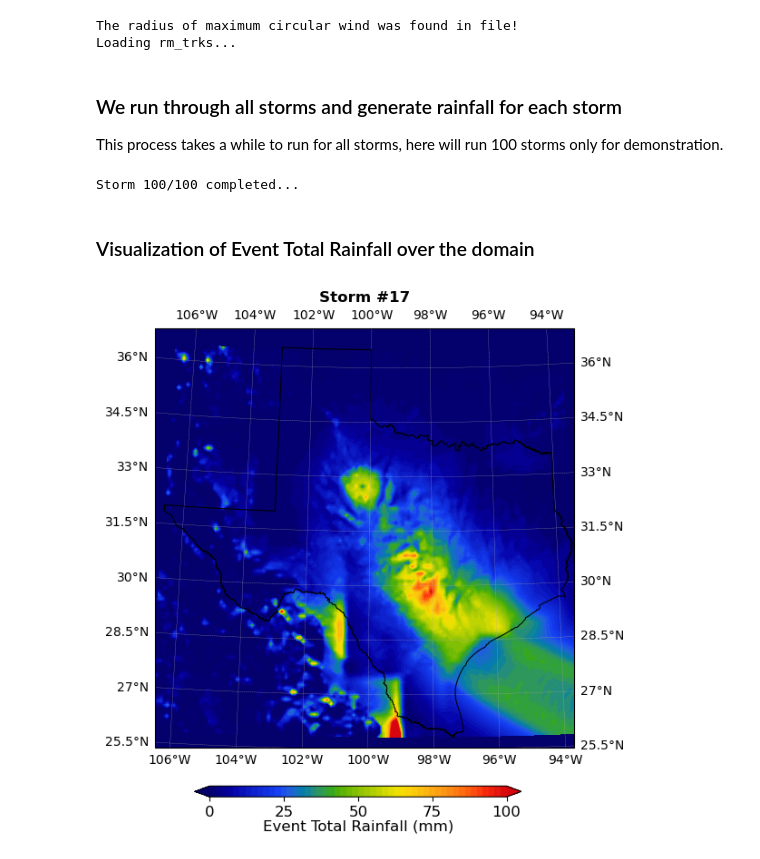
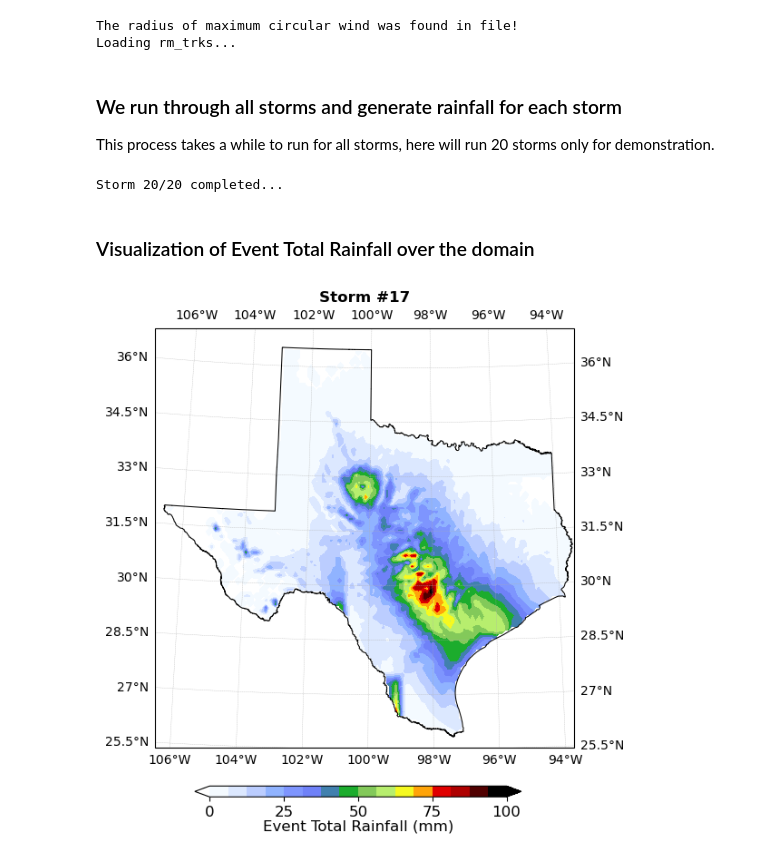
Before and after one commit to levuvietphong/pyTCR, a Jupyter notebook: notebooks/ex5_multiple_rainfall_event_polygon.ipynb, the cells around one changed output. Saved outputs shown, nothing was run; the diff lists cells and outputs as text; code cells hidden in the pictures.

Commit message:
feat: add functions to load colormaps from cpt files

```diff
--- a/notebooks/ex5_multiple_rainfall_event_polygon.ipynb
+++ b/notebooks/ex5_multiple_rainfall_event_polygon.ipynb
@@ -68,13 +71,13 @@ The radius of maximum circular wind was found in file!
 Loading rm_trks...
 # %% [markdown]
 ### We run through all storms and generate rainfall for each storm
-This process takes a while to run for all storms, here will run 100 storms only for demonstration.
+This process takes a while to run for all storms, here will run 20 storms only for demonstration.
 # %%
 delta = 0.1  # Spatial resolution of gridded rainfall data output
 
 # Get number of storms
 # num_storms = len(n_trk)   # for all storms
-num_storms = 100
+num_storms = 20
 for ind in range(num_storms):
     x, y, netrain = tcr_rain.rainswathx(
         ind, lat_trks, lon_trks, rm_trks, v_trks,
@@ -89,33 +92,34 @@ for ind in range(num_storms):
     print(f"Storm {ind + 1}/{num_storms} completed...", end='\r')
     sys.stdout.flush()
 # %% [output]
-Storm 100/100 completed...
+Storm 20/20 completed...
 # %% [markdown]
 ### Visualization of Event Total Rainfall over the domain
+# %%
+grid_tx = tcr_plot.shape2grid(x, y, shapefile)
 # %%
-gl_storm_ids = 17
+cmap = tcr_plot.load_cpt_colormap('../data/colormaps/precip2_17lev.cpt')
 projection = ccrs.UTM(zone=14)  # UTM Projection for Texas
-
-cmap = cc.cm.CET_R4
 max_precip = 100
-levels = np.linspace(0, max_precip, 51)
+levels = np.linspace(0, max_precip, 17)
 fig, ax = plt.subplots(1, 1, figsize=(6, 6), subplot_kw=dict(projection=projection))
 extent = [np.min(x), np.max(x)+0.5, np.min(y)-0.5, np.max(y)+0.5]
 
 # PLOT Net Rainfall
 # we use pcolormesh instead of contourf method to avoid spatial interpolation
+gl_storm_ids = 17
 im = tcr_plot.plot_density(
-    ax, y, x, netrain_all[:,:,gl_storm_ids], levels, extent=extent, projection=projection,
+    ax, y, x, netrain_all[:,:,gl_storm_ids]*grid_tx, levels, extent=extent, projection=projection,
     cmap=cmap, gridlabel=True, gridspace=1, shapefile=shp_region, coastlines=False,
     add_features=False,  method='contourf'
 )
 ax.set_title(f'Storm #{gl_storm_ids}', fontweight='bold')
 
 # COLORBAR
 cbax = fig.add_axes([0.2, 0.02, 0.6, 0.02])
 cb = fig.colorbar(im, cax=cbax, orientation='horizontal')
 cb.set_label(r'Event Total Rainfall (mm)', fontsize=12, labelpad=0)
 cb.set_ticks(np.linspace(0, max_precip, 5))
 cb.ax.tick_params(labelsize=12)
 # %% [output]
-[figure, old version]
+[figure, new version]
```
Also changed, not shown: parts of 1 cell of this notebook, 4 other files.
